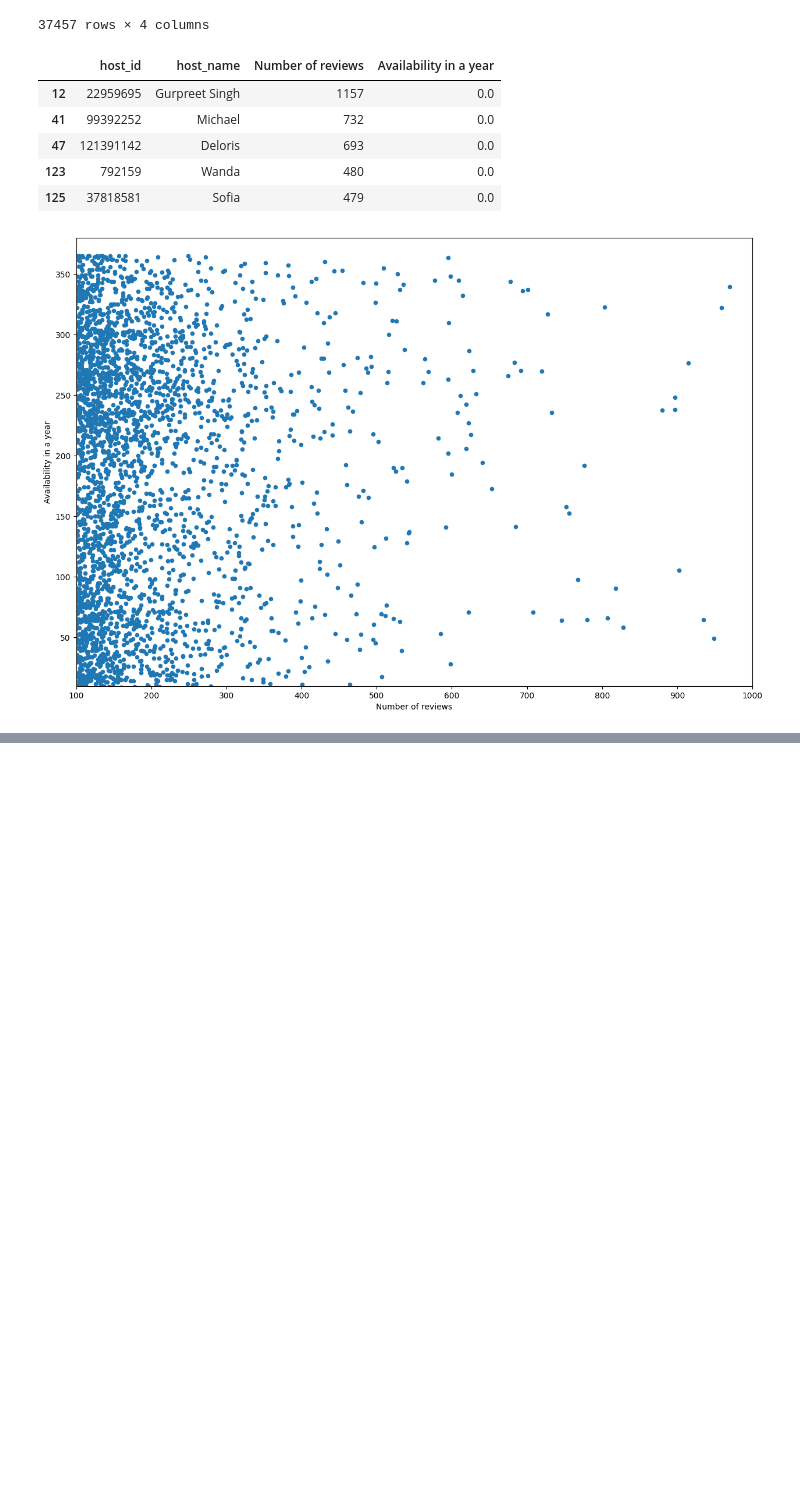
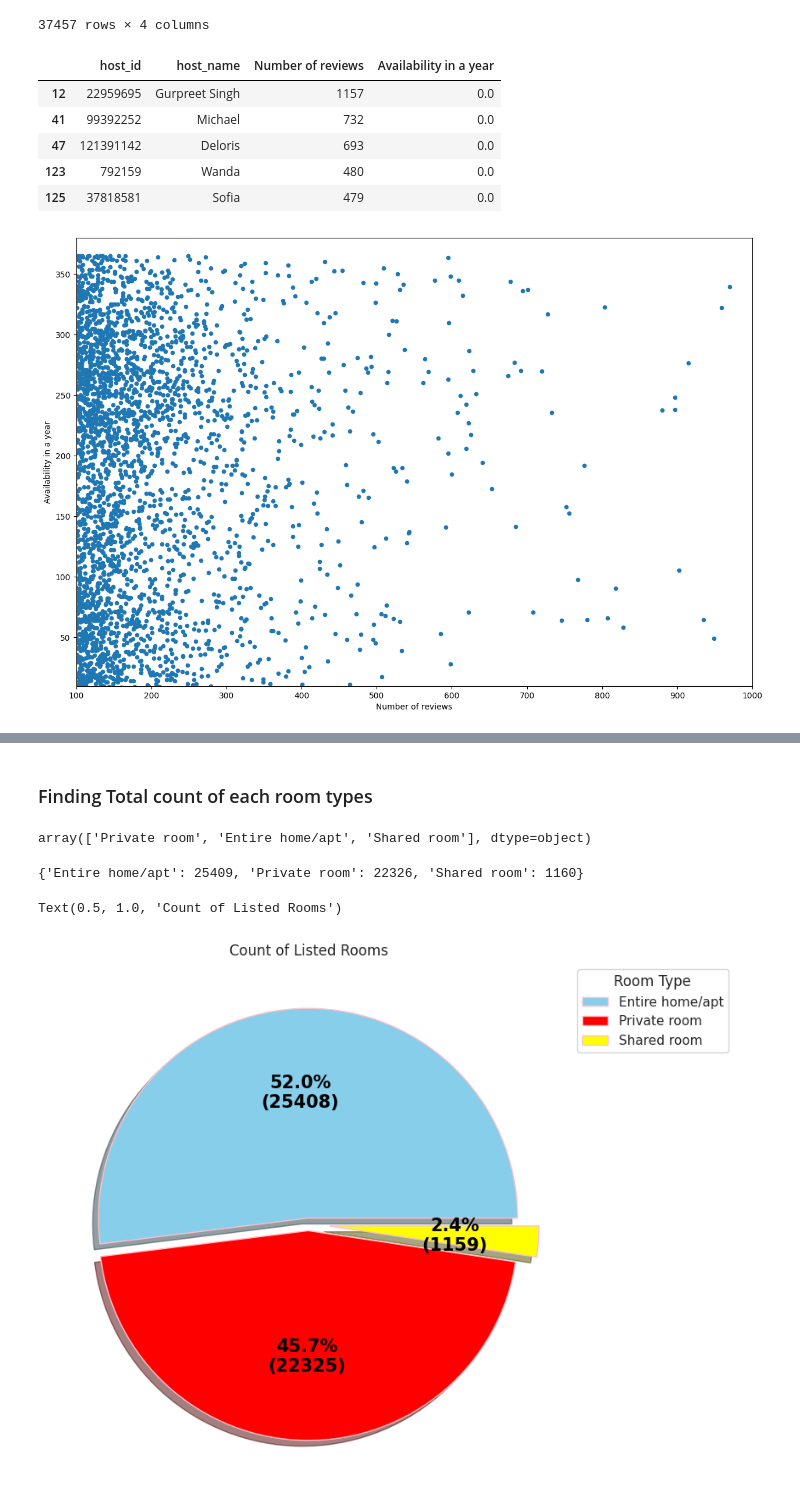
Before and after one commit to satendra-p/Airbnb_data-analysis, a Jupyter notebook: Team_Project_EDA_Capstone_ipynb.ipynb, the cells around one changed output, grey strips where cells are left out. Cells and saved outputs as stored; diff of their text form; code cells hidden in the pictures; blank space fills up the shorter version.

```diff
--- a/Team_Project_EDA_Capstone_ipynb.ipynb
+++ b/Team_Project_EDA_Capstone_ipynb.ipynb
@@ -449,0 +463,4 @@ popular_host_df.plot.scatter(x='Number of reviews', y='Availability in a year',
+# %%
+# Importing data by reading csv file
+file_path = '//content/drive/MyDrive/Airbnb/Airbnb NYC 2019.csv'
+airbnb_df=pd.read_csv(file_path)
@@ -449,0 +503,5 @@ popular_host_df.plot.scatter(x='Number of reviews', y='Availability in a year',
+# %%
+#Removing the Duplicates if any
+airbnb_df.duplicated().sum()
+airbnb_df.drop_duplicates(inplace=True)
+airbnb_df.info()
@@ -449,0 +549,2 @@ popular_host_df.plot.scatter(x='Number of reviews', y='Availability in a year',
+# %% [markdown]
+### Finding Total count of each room types
@@ -449,0 +554,56 @@ popular_host_df.plot.scatter(x='Number of reviews', y='Availability in a year',
+# %%
+airbnb_room_type
+# %% [output]
+array(['Private room', 'Entire home/apt', 'Shared room'], dtype=object)
+# %%
+# Which is the most listed room type?
+airbnb_roomtype_frequency = dict(airbnb_df.room_type.value_counts())
+# %%
+airbnb_roomtype_frequency
+# %% [output]
+{'Entire home/apt': 25409, 'Private room': 22326, 'Shared room': 1160}
+# %%
+# Creating Dataset
+
+room_type = list(airbnb_roomtype_frequency.keys())
+data = list(airbnb_roomtype_frequency.values())
+
+# Creating color parameters
+
+colors = ( "skyblue", "red", "yellow",)
+
+# Creating explode data
+
+explode = (0.03, 0.03, 0.1)
+
+# Wedge properties
+wp = { 'linewidth' : 1, 'edgecolor' : "pink" }
+
+# Creating autocpt arguments
+def func(pct, allvalues):
+    absolute = int(pct / 100.*np.sum(allvalues))
+    return "{:.1f}%\n({:d})".format(pct, absolute)
+
+# Creating Pie Chart
+
+# Creating plot
+fig, airbnb_pie_chart = plt.subplots(figsize =(12, 8))
+wedges, texts, autotexts = airbnb_pie_chart.pie(data, autopct = lambda pct: func(pct, data),
+                                                explode = explode,
+                                                shadow = True,
+                                                colors = colors,
+                                                startangle = 0,
+                                                wedgeprops = wp,
+                                                textprops = dict(color ="black"))
+
+# Adding legend
+airbnb_pie_chart.legend(wedges, room_type,
+                        title ="Room Type",
+                        loc ="upper left",
+                        bbox_to_anchor=(1, 0., 0.,1))
+
+plt.setp(autotexts, size = 15, weight = "bold")
+airbnb_pie_chart.set_title("Count of Listed Rooms")
+# %% [output]
+Text(0.5, 1.0, 'Count of Listed Rooms')
+[figure, added]
```
Also changed, not shown: parts of 27 cells of this notebook.
